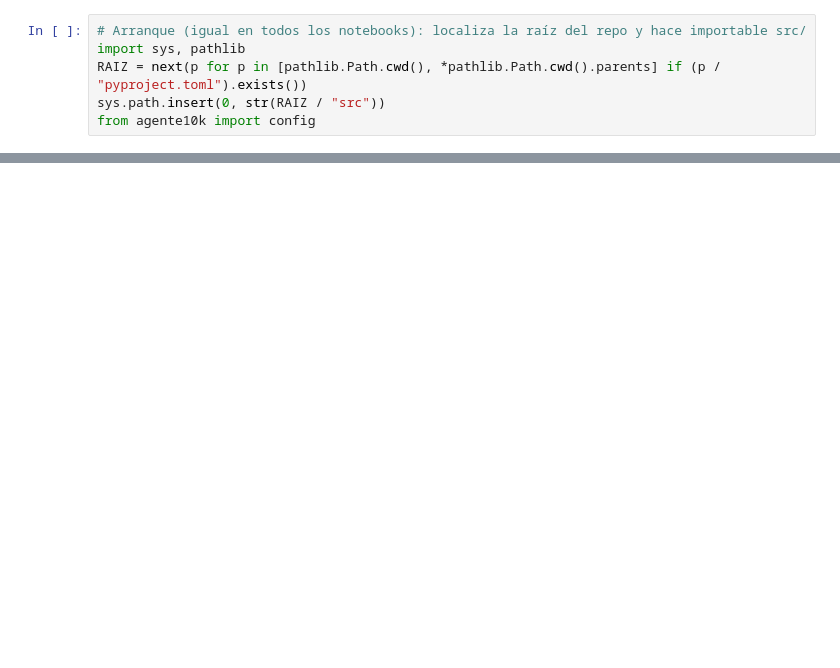
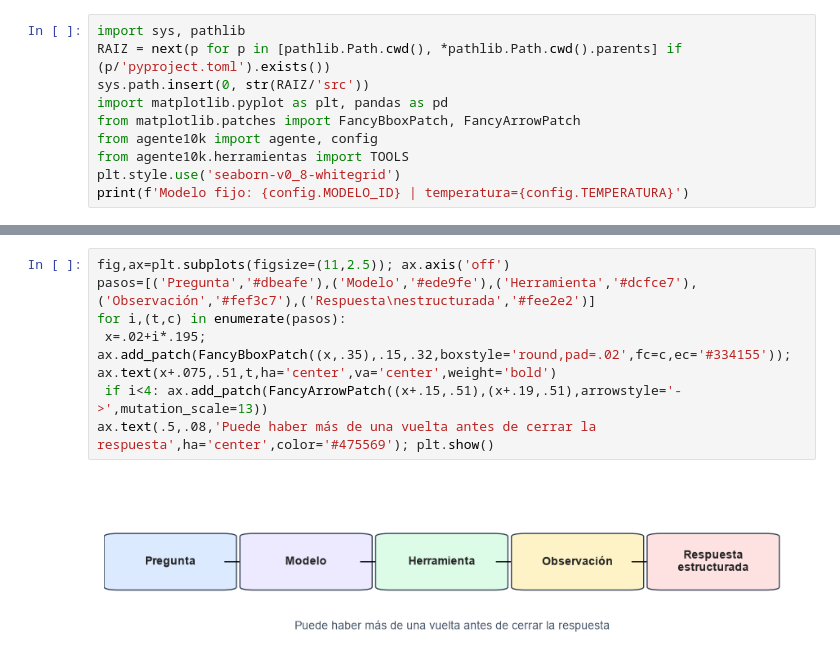
Before and after one commit to Romequinco/10k-financial-agent, a Jupyter notebook: notebooks/02_agente_baseline.ipynb, the cells around one changed output, grey strips where cells are left out. Drawn from its saved outputs; the diff is of its cells as text; blank space fills up the shorter version.

Commit message:
docs(notebook-02): explica el agente baseline

```diff
--- a/notebooks/02_agente_baseline.ipynb
+++ b/notebooks/02_agente_baseline.ipynb
@@ -11,6 +7,10 @@
 # %%
-# Arranque (igual en todos los notebooks): localiza la raíz del repo y hace importable src/
 import sys, pathlib
-RAIZ = next(p for p in [pathlib.Path.cwd(), *pathlib.Path.cwd().parents] if (p / "pyproject.toml").exists())
-sys.path.insert(0, str(RAIZ / "src"))
-from agente10k import config
+RAIZ = next(p for p in [pathlib.Path.cwd(), *pathlib.Path.cwd().parents] if (p/'pyproject.toml').exists())
+sys.path.insert(0, str(RAIZ/'src'))
+import matplotlib.pyplot as plt, pandas as pd
+from matplotlib.patches import FancyBboxPatch, FancyArrowPatch
+from agente10k import agente, config
+from agente10k.herramientas import TOOLS
+plt.style.use('seaborn-v0_8-whitegrid')
+print(f'Modelo fijo: {config.MODELO_ID} | temperatura={config.TEMPERATURA}')
@@ -57,0 +25,9 @@ Guía: [08 §9](../docs/08_skill_agente_salida_estructurada.md)
+# %%
+fig,ax=plt.subplots(figsize=(11,2.5)); ax.axis('off')
+pasos=[('Pregunta','#dbeafe'),('Modelo','#ede9fe'),('Herramienta','#dcfce7'),('Observación','#fef3c7'),('Respuesta\nestructurada','#fee2e2')]
+for i,(t,c) in enumerate(pasos):
+ x=.02+i*.195; ax.add_patch(FancyBboxPatch((x,.35),.15,.32,boxstyle='round,pad=.02',fc=c,ec='#334155')); ax.text(x+.075,.51,t,ha='center',va='center',weight='bold')
+ if i<4: ax.add_patch(FancyArrowPatch((x+.15,.51),(x+.19,.51),arrowstyle='->',mutation_scale=13))
+ax.text(.5,.08,'Puede haber más de una vuelta antes de cerrar la respuesta',ha='center',color='#475569'); plt.show()
+# %% [output]
+[figure, added]
```
Also changed, not shown: parts of 30 cells of this notebook, 3 other files.
